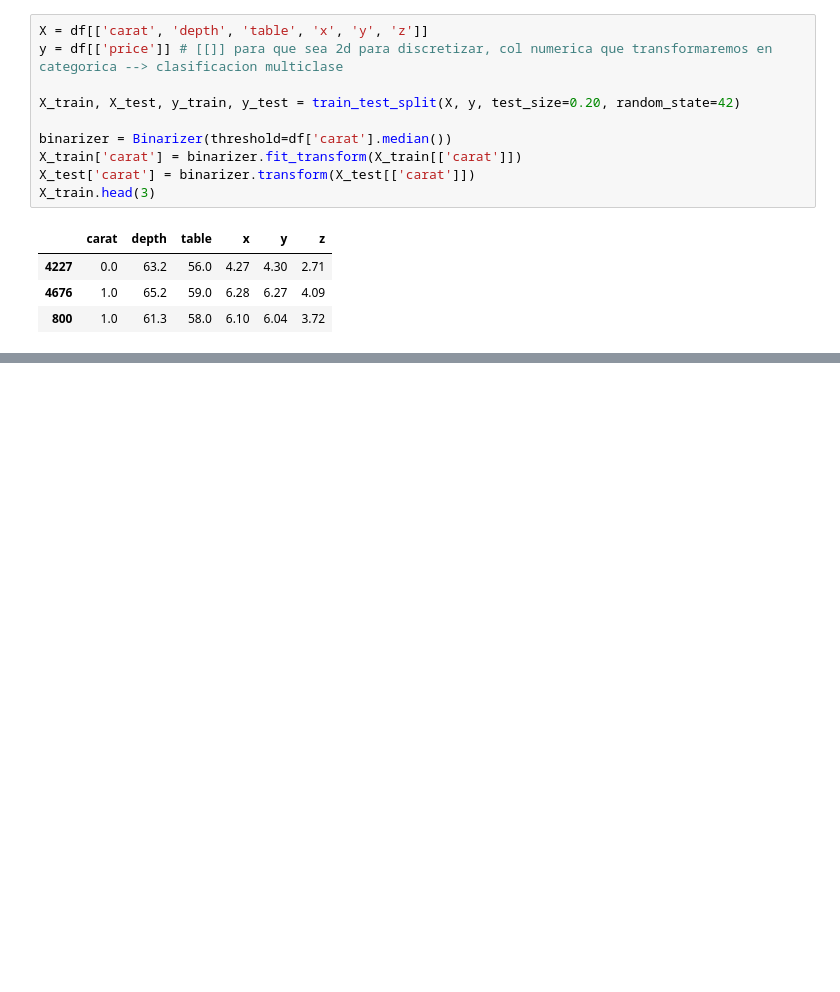
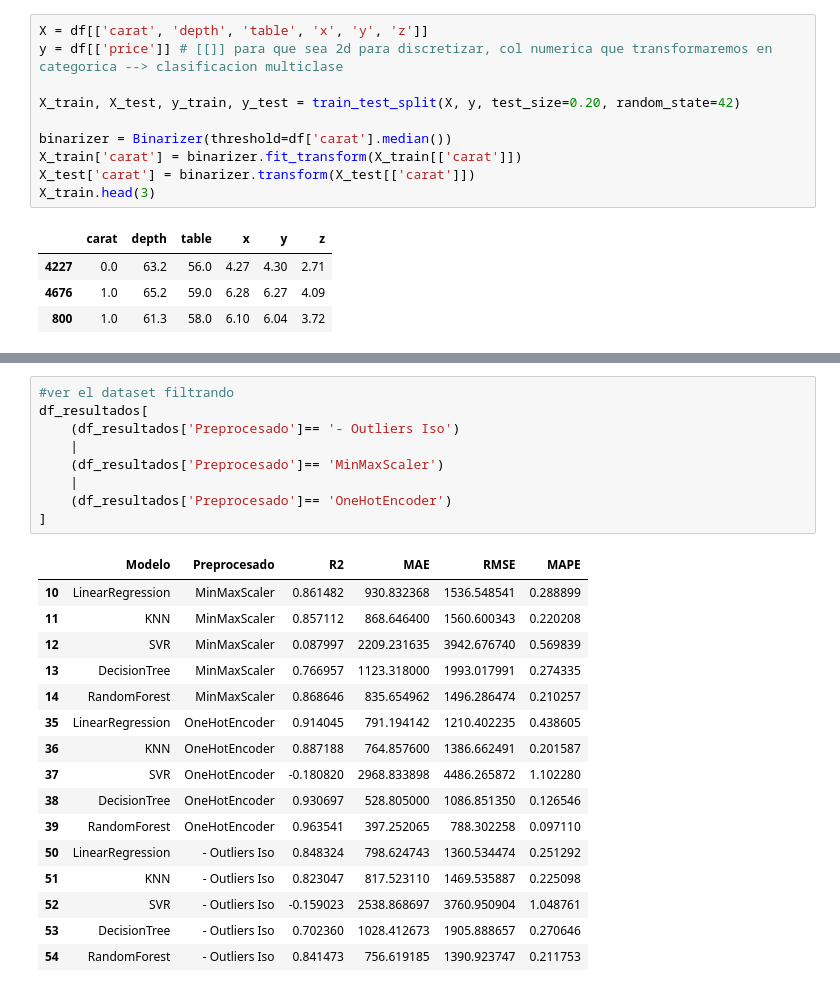
Before and after one commit to ceciorosco/Cecilia-Repositorio, a Jupyter notebook: Modulo 5/05.preprocesados.ipynb, the cells around one changed output, grey strips where cells are left out. Drawn from its saved outputs; the diff is of its cells as text; blank space fills up the shorter version.

```diff
--- a/Modulo 5/05.preprocesados.ipynb
+++ b/Modulo 5/05.preprocesados.ipynb
@@ -657,0 +1032,26 @@ X_train.head(3)
+# %%
+#ver el dataset filtrando
+df_resultados[
+    (df_resultados['Preprocesado']== '- Outliers Iso')
+    |
+    (df_resultados['Preprocesado']== 'MinMaxScaler')
+    |
+    (df_resultados['Preprocesado']== 'OneHotEncoder')
+]
+# %% [output]
+|  | Modelo | Preprocesado | R2 | MAE | RMSE | MAPE |
+| 10 | LinearRegression | MinMaxScaler | 0.861482 | 930.832368 | 1536.548541 | 0.288899 |
+| 11 | KNN | MinMaxScaler | 0.857112 | 868.646400 | 1560.600343 | 0.220208 |
+| 12 | SVR | MinMaxScaler | 0.087997 | 2209.231635 | 3942.676740 | 0.569839 |
+| 13 | DecisionTree | MinMaxScaler | 0.766957 | 1123.318000 | 1993.017991 | 0.274335 |
+| 14 | RandomForest | MinMaxScaler | 0.868646 | 835.654962 | 1496.286474 | 0.210257 |
+| 35 | LinearRegression | OneHotEncoder | 0.914045 | 791.194142 | 1210.402235 | 0.438605 |
+| 36 | KNN | OneHotEncoder | 0.887188 | 764.857600 | 1386.662491 | 0.201587 |
+| 37 | SVR | OneHotEncoder | -0.180820 | 2968.833898 | 4486.265872 | 1.102280 |
+| 38 | DecisionTree | OneHotEncoder | 0.930697 | 528.805000 | 1086.851350 | 0.126546 |
+| 39 | RandomForest | OneHotEncoder | 0.963541 | 397.252065 | 788.302258 | 0.097110 |
+| 50 | LinearRegression | - Outliers Iso | 0.848324 | 798.624743 | 1360.534474 | 0.251292 |
+| 51 | KNN | - Outliers Iso | 0.823047 | 817.523110 | 1469.535887 | 0.225098 |
+| 52 | SVR | - Outliers Iso | -0.159023 | 2538.868697 | 3760.950904 | 1.048761 |
+| 53 | DecisionTree | - Outliers Iso | 0.702360 | 1028.412673 | 1905.888657 | 0.270646 |
+| 54 | RandomForest | - Outliers Iso | 0.841473 | 756.619185 | 1390.923747 | 0.211753 |
```
Also changed, not shown: parts of 23 cells of this notebook.
